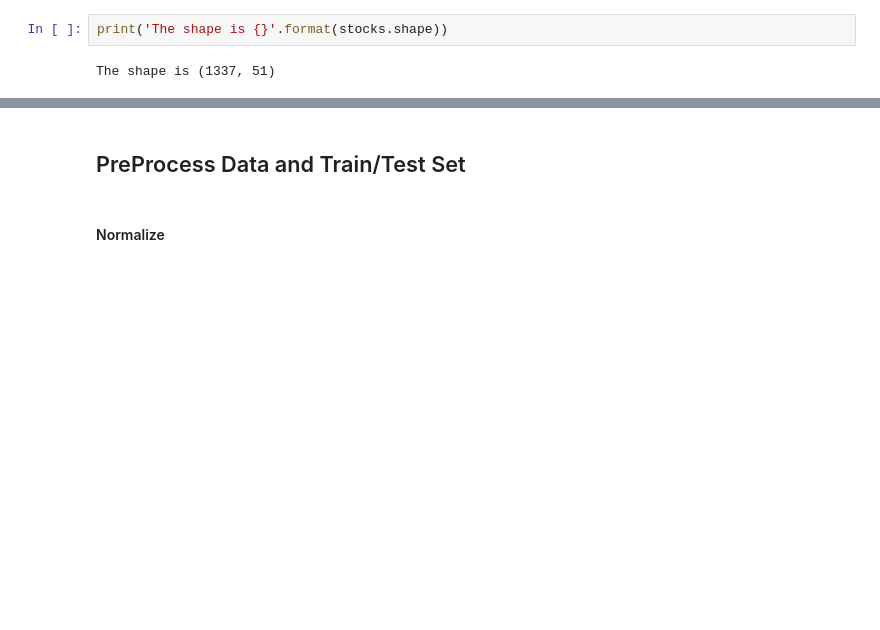
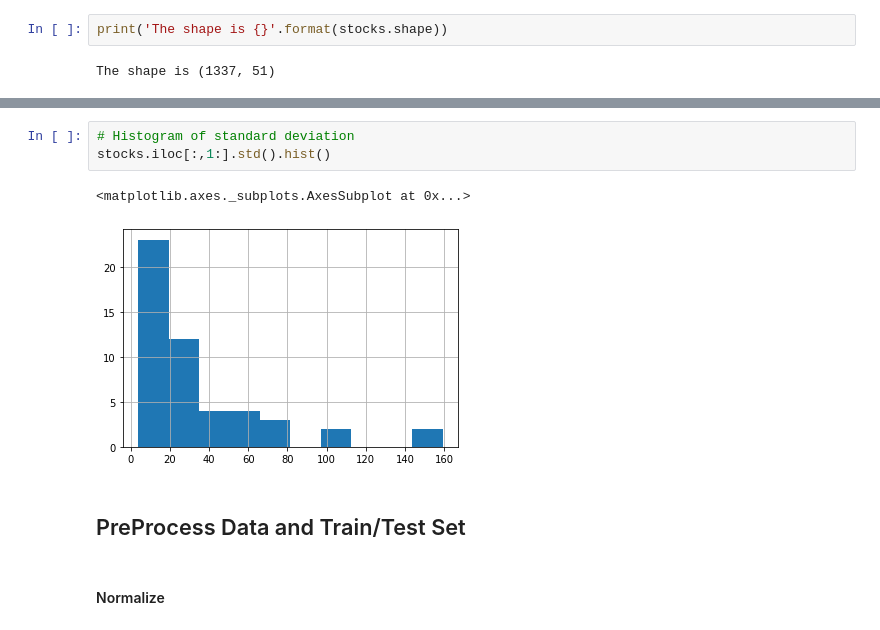
Before and after one commit to dustinak80/Deep_Learning, a Jupyter notebook: HW3/HW3.ipynb, the cells around one changed output, grey strips where cells are left out. Cells and saved outputs as stored; diff of their text form; blank space fills up the shorter version.

```diff
--- a/HW3/HW3.ipynb
+++ b/HW3/HW3.ipynb
@@ -88,3 +142,9 @@ Plot the time series data before normalization
+# %%
+# Histogram of standard deviation
+stocks.iloc[:,1:].std().hist()
+# %% [output]
+<matplotlib.axes._subplots.AxesSubplot at 0x...>
+[figure, added]
 # %% [markdown]
 ## PreProcess Data and Train/Test Set
 # %% [markdown]
```
Also changed, not shown: parts of 20 cells of this notebook.
